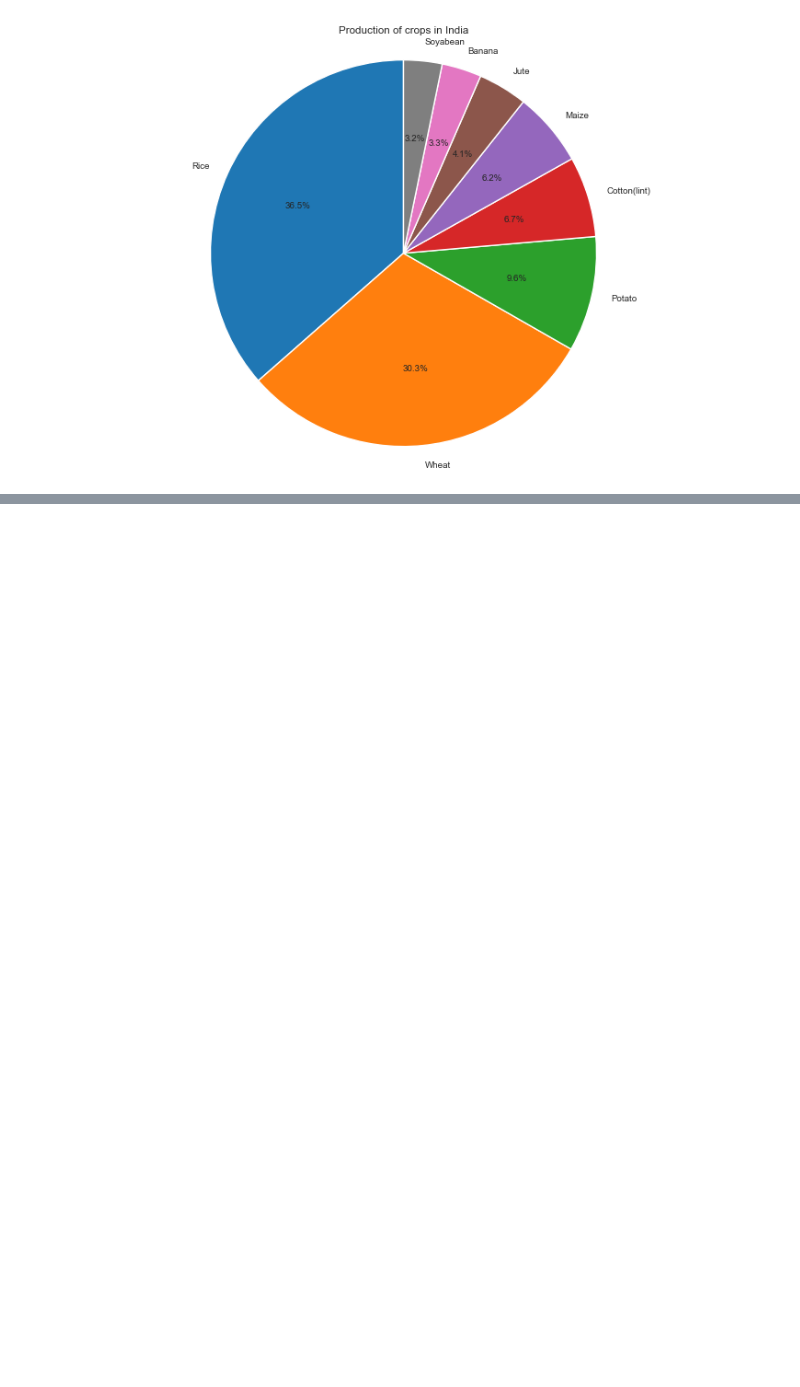
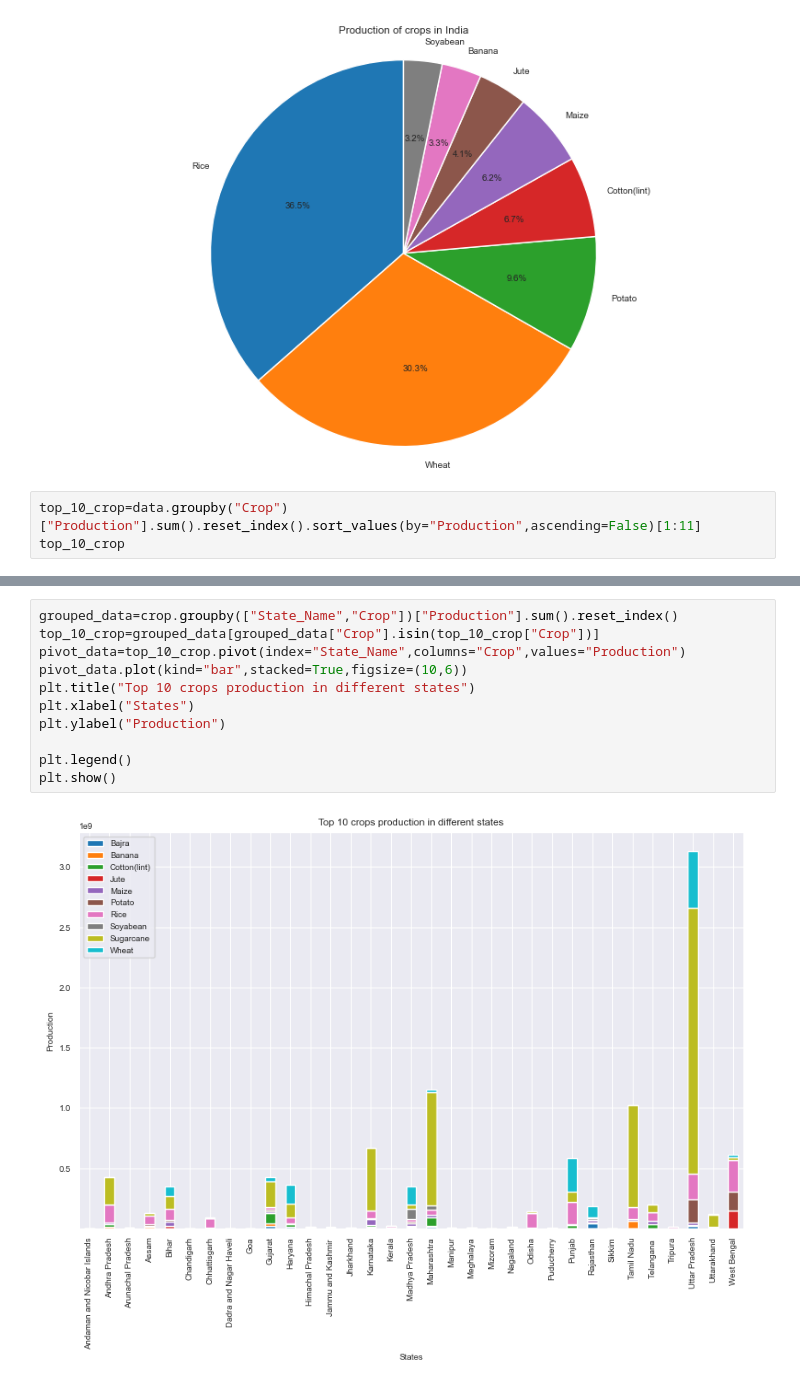
Before and after one commit to prabhjyot009/Crop-recommendation-system, a Jupyter notebook: crop.ipynb, the cells around one changed output, grey strips where cells are left out. Cells and saved outputs as stored; diff of their text form; blank space fills up the shorter version.

```diff
--- a/crop.ipynb
+++ b/crop.ipynb
@@ -142,3 +142,6 @@ plt.axis('equal')
 plt.show()
 # %% [output]
 [figure]
+# %%
+top_10_crop=data.groupby("Crop")["Production"].sum().reset_index().sort_values(by="Production",ascending=False)[1:11]
+top_10_crop
@@ -144,0 +160,13 @@ plt.show()
+# %%
+grouped_data=crop.groupby(["State_Name","Crop"])["Production"].sum().reset_index()
+top_10_crop=grouped_data[grouped_data["Crop"].isin(top_10_crop["Crop"])]
+pivot_data=top_10_crop.pivot(index="State_Name",columns="Crop",values="Production")
+pivot_data.plot(kind="bar",stacked=True,figsize=(10,6))
+plt.title("Top 10 crops production in different states")
+plt.xlabel("States")
+plt.ylabel("Production")
+
+plt.legend()
+plt.show()
+# %% [output]
+[figure, added]
```
Also changed, not shown: parts of 11 cells of this notebook.
